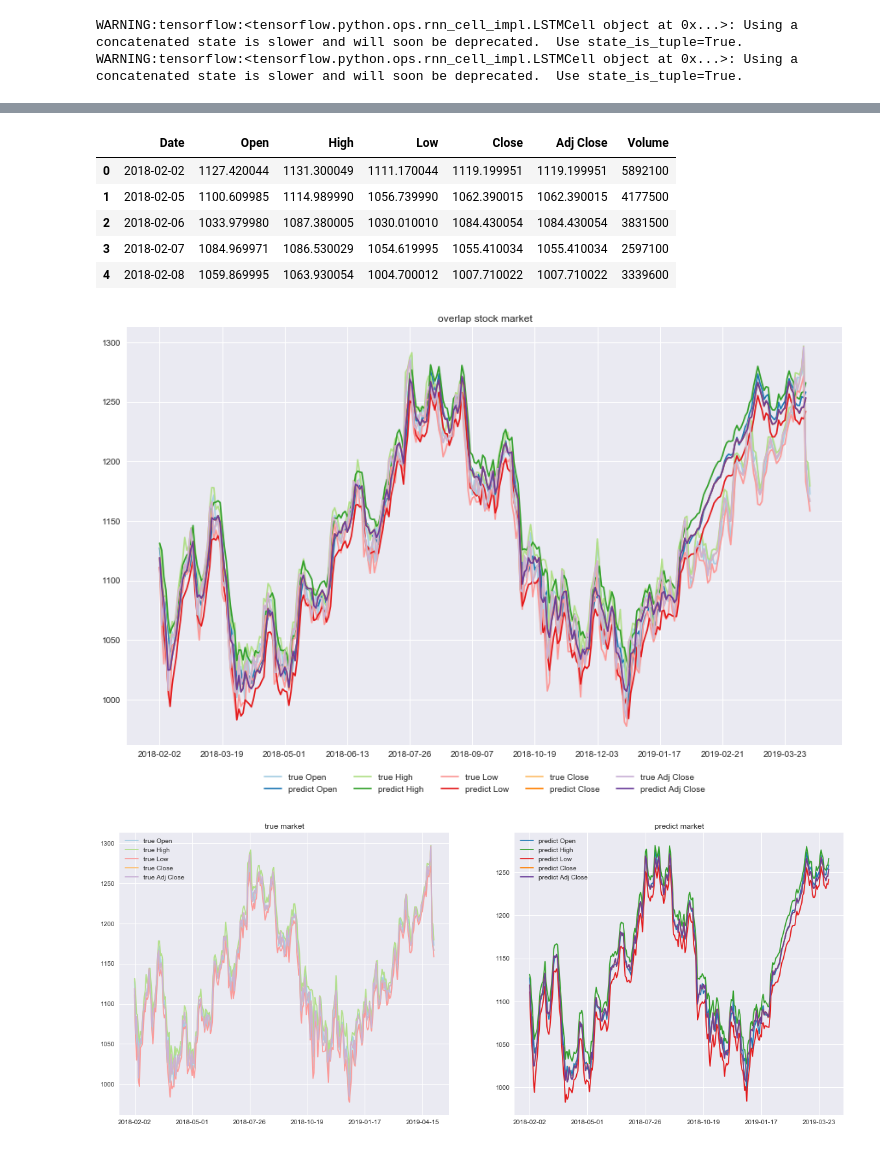
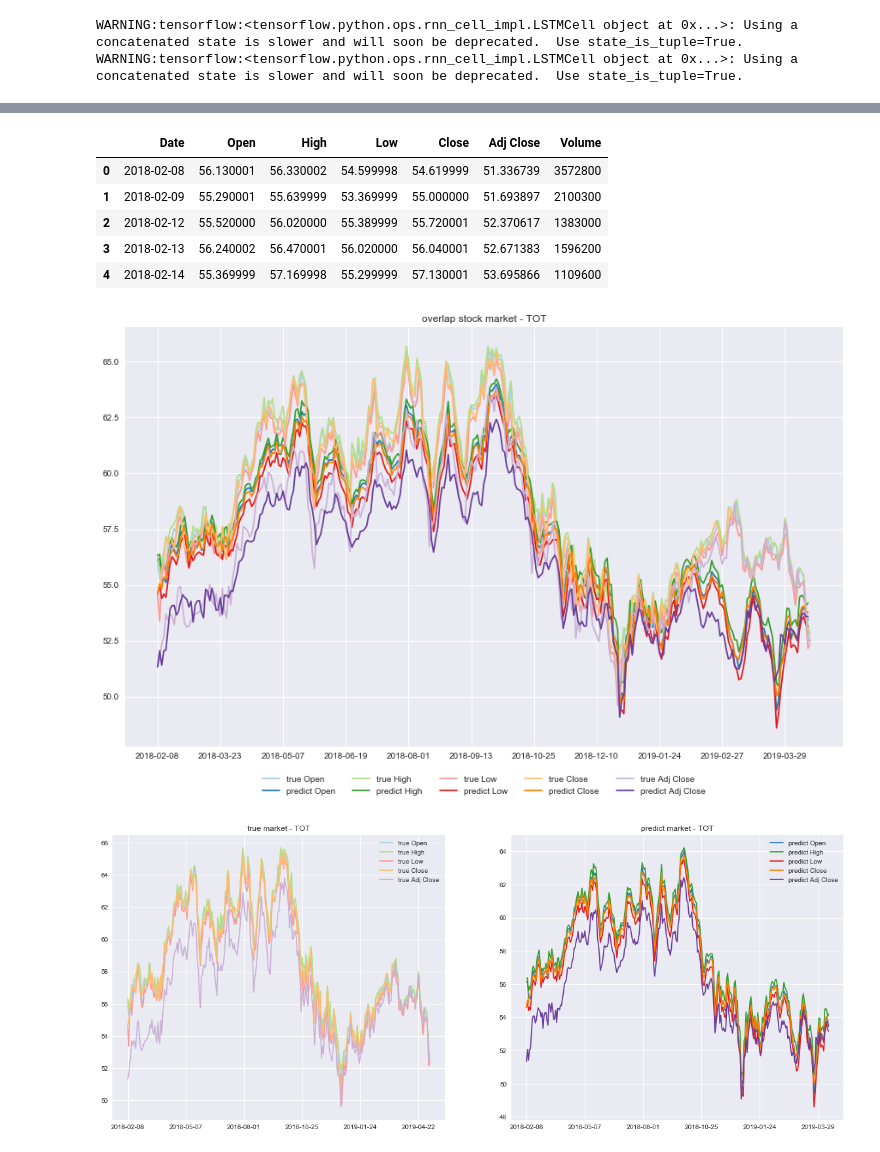
Before and after one commit to WeilunZ/lstm-forecasting, a Jupyter notebook: code/3.bidirectional-lstm.ipynb, the cells around one changed output, grey strips where cells are left out. Cells and saved outputs as stored; diff of their text form; code cells hidden in the pictures.

Commit message:
add 5 dataset and modify bi-lstm.py

```diff
--- a/code/3.bidirectional-lstm.ipynb
+++ b/code/3.bidirectional-lstm.ipynb
@@ -61,7 +61,7 @@ class Model:
             self.cost
         )
 # %%
-df = pd.read_csv('../dataset/GOOGL-year.csv')
+df = pd.read_csv('../dataset/TOT-year.csv')
 date_ori = pd.to_datetime(df.iloc[:, 0]).tolist()
 df.head()
 # %% [output]
@@ -86,13 +86,13 @@ df_log.head()
 # %%
 num_layers = 1
-size_layer = 128
+size_layer = 16
 timestamp = 5
-epoch = 500
+epoch = 200
 dropout_rate = 0.6
 future_day = 60
 # %%
 tf.reset_default_graph()
-modelnn = Model(0.01, num_layers, df_log.shape[1], size_layer, df_log.shape[1], dropout_rate)
+modelnn = Model(0.002, num_layers, df_log.shape[1], size_layer, df_log.shape[1], dropout_rate)
 sess = tf.InteractiveSession()
 sess.run(tf.global_variables_initializer())
 # %% [output]
@@ -183,15 +180,15 @@ for i in range(future_day - 1):
 df_log = minmax.inverse_transform(output_predict)
 date_ori = pd.Series(date_ori).dt.strftime(date_format = '%Y-%m-%d').tolist()
 # %%
-df= pd.read_csv('../dataset/GOOGL-year-now.csv')
+df= pd.read_csv('../dataset/TOT-year-now.csv')
 df.head()
 # %% [output]
 |  | Date | Open | High | Low | Close | Adj Close | Volume |
-| 0 | 2018-02-02 | 1127.420044 | 1131.300049 | 1111.170044 | 1119.199951 | 1119.199951 | 5892100 |
-| 1 | 2018-02-05 | 1100.609985 | 1114.989990 | 1056.739990 | 1062.390015 | 1062.390015 | 4177500 |
-| 2 | 2018-02-06 | 1033.979980 | 1087.380005 | 1030.010010 | 1084.430054 | 1084.430054 | 3831500 |
-| 3 | 2018-02-07 | 1084.969971 | 1086.530029 | 1054.619995 | 1055.410034 | 1055.410034 | 2597100 |
-| 4 | 2018-02-08 | 1059.869995 | 1063.930054 | 1004.700012 | 1007.710022 | 1007.710022 | 3339600 |
+| 0 | 2018-02-08 | 56.130001 | 56.330002 | 54.599998 | 54.619999 | 51.336739 | 3572800 |
+| 1 | 2018-02-09 | 55.290001 | 55.639999 | 53.369999 | 55.000000 | 51.693897 | 2100300 |
+| 2 | 2018-02-12 | 55.520000 | 56.020000 | 55.389999 | 55.720001 | 52.370617 | 1383000 |
+| 3 | 2018-02-13 | 56.240002 | 56.470001 | 56.020000 | 56.040001 | 52.671383 | 1596200 |
+| 4 | 2018-02-14 | 55.369999 | 57.169998 | 55.299999 | 57.130001 | 53.695866 | 1109600 |
 # %%
 def anchor(signal, weight):
     buffer = []
@@ -254,35 +251,35 @@ ax.plot(
     anchor(df_log[:, 3], 0.5),
     label = 'predict Close',
     color = current_palette[7],
 )
 ax.plot(
     x_range_original,
     df.iloc[:, 5],
     label = 'true Adj Close',
     color = current_palette[8],
 )
 ax.plot(
     x_range_future,
     anchor(df_log[:, 4], 0.5),
     label = 'predict Adj Close',
     color = current_palette[9],
 )
 box = ax.get_position()
 ax.set_position(
     [box.x0, box.y0 + box.height * 0.1, box.width, box.height * 0.9]
 )
 ax.legend(
     loc = 'upper center',
     bbox_to_anchor = (0.5, -0.05),
     fancybox = True,
     shadow = True,
     ncol = 5,
 )
-plt.title('overlap stock market')
+plt.title('overlap stock market - TOT')
 plt.xticks(x_range_future[::30], date_ori[::30])
 plt.show()
 # %% [output]
-[figure, old version]
+[figure, new version]
 # %%
 fig = plt.figure(figsize = (20, 8))
 plt.subplot(1, 2, 1)
@@ -318,7 +315,7 @@ plt.plot(
 )
 plt.xticks(x_range_original[::60], df.iloc[:, 0].tolist()[::60])
 plt.legend()
-plt.title('true market')
+plt.title('true market - TOT')
 plt.subplot(1, 2, 2)
 plt.plot(
     x_range_future,
@@ -352,10 +349,10 @@ plt.plot(
 )
 plt.xticks(x_range_future[::60], date_ori[::60])
 plt.legend()
-plt.title('predict market')
+plt.title('predict market - TOT')
 plt.show()
 # %% [output]
-[figure, old version]
+[figure, new version]
 # %%
 fig = plt.figure(figsize = (15, 10))
 ax = plt.subplot(111)
```
Also changed, not shown: parts of 5 cells of this notebook, 19 other files.
